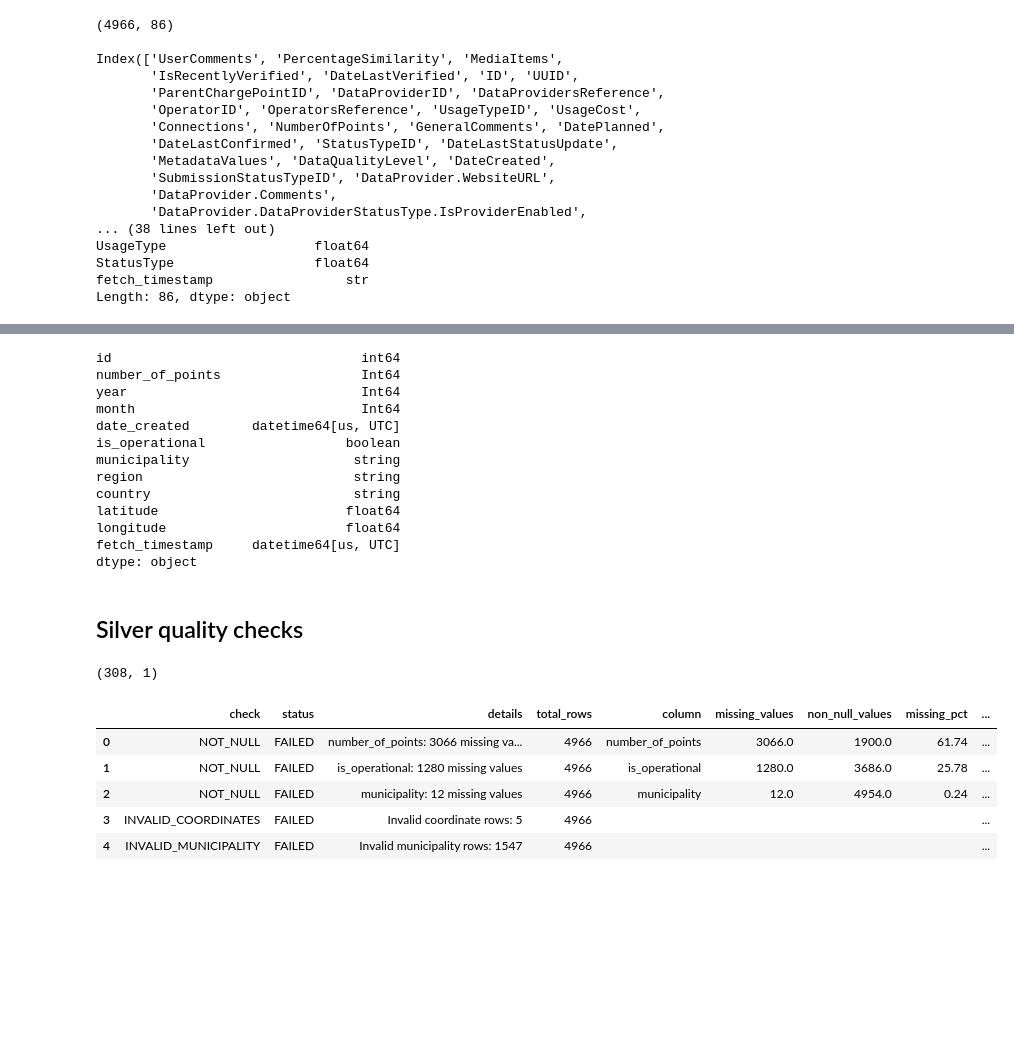
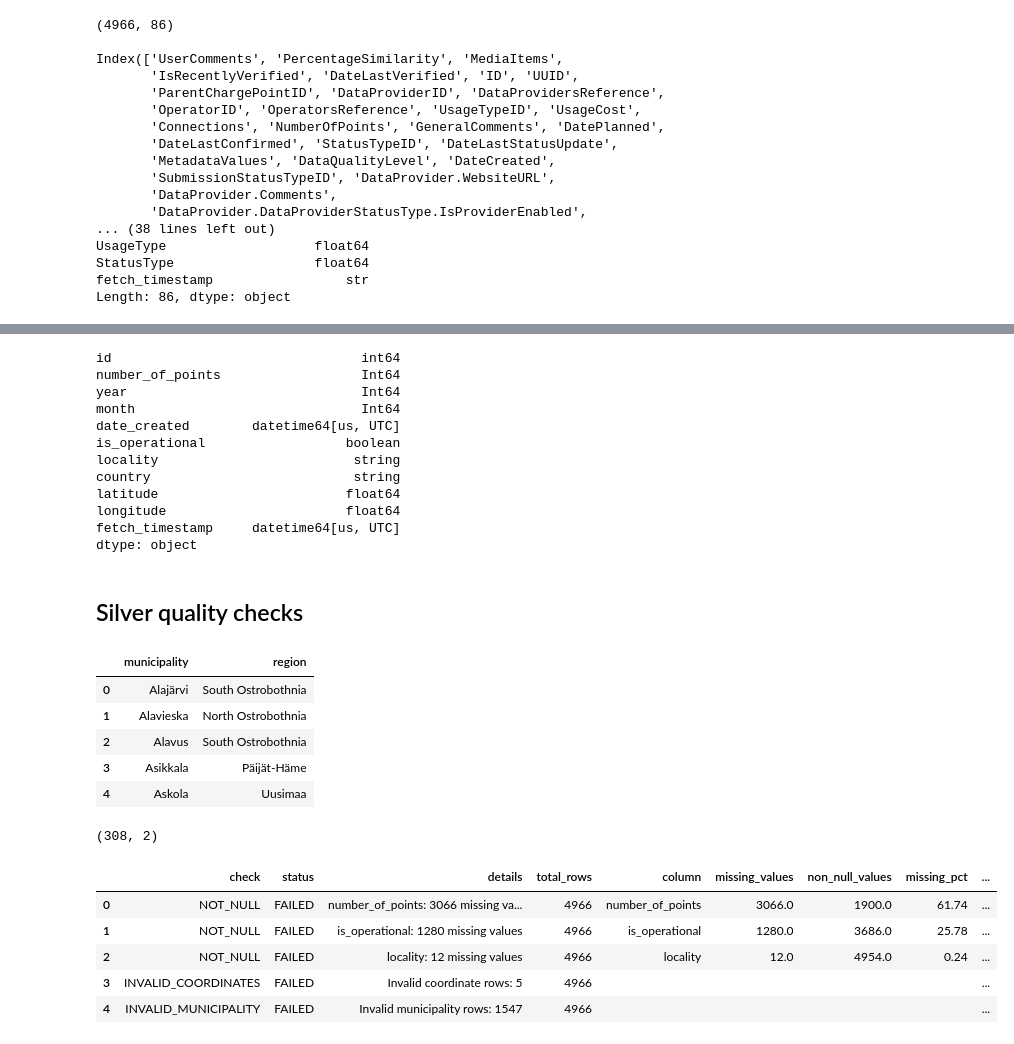
Before and after one commit to MarkusJakonen/de-week8-mini-project-team1, a Jupyter notebook: Silver/silver_data_cleaning_open_charge_FI.ipynb, the cells around one changed output, grey strips where cells are left out. Cells and saved outputs as stored; diff of their text form; code cells hidden in the pictures; blank space fills up the shorter version.

```diff
--- a/Silver/silver_data_cleaning_open_charge_FI.ipynb
+++ b/Silver/silver_data_cleaning_open_charge_FI.ipynb
@@ -124,7 +132,7 @@ silver_df["month"] = silver_df["month"].astype("Int64")
 silver_df["is_operational"] = silver_df["is_operational"].astype("boolean")
 
 # use string of Pandas instead of str
-string_columns = ["municipality", "region", "country", "fetch_timestamp"]
+string_columns = ["locality", "country", "fetch_timestamp"]
 silver_df[string_columns] = silver_df[string_columns].astype("string")
 
 # use datetime for the timestamp of fetching
@@ -145,8 +153,7 @@ year                              Int64
 month                             Int64
 date_created        datetime64[us, UTC]
 is_operational                  boolean
-municipality                     string
-region                           string
+locality                         string
 country                          string
 latitude                        float64
 longitude                       float64
@@ -224,7 +231,7 @@ required_columns = [
     "year",
     "month",
     "is_operational",
-    "municipality",
+    "locality",
     "country",
     "latitude",
     "longitude",
@@ -278,57 +285,86 @@ if not invalid_coordinates.empty:
 
 # Read the municipalities from the official Excel
 # See https://stat.fi/en/luokitukset/tupa -> "Municipalities and Regional Divisions Based on Municipalities 2026"
-municipalities_df = pd.read_excel(
+municipalities_and_regions_df = pd.read_excel(
     "en26_Municipalities_and_Regional_Divisions_Based_on_Municipalities_2026_in_Finnish,_Swedish_and_English.xlsx",
-    usecols="A",
+    usecols="A,H",
     skiprows=2,
     header=None,
-    names=["municipality"] # add a header
+    names=["municipality", "region"]
 )
-# display(municipalities_df.head(10))
-print(municipalities_df.shape)
+
+display(municipalities_and_regions_df.head())
+print(municipalities_and_regions_df.shape)
 
 valid_municipalities = set(
-    municipalities_df["municipality"]
+    municipalities_and_regions_df["municipality"]
+    .dropna()
+    .astype("string")
+    .str.strip()
+    .str.casefold()
+)
+
+valid_regions = set(
+    municipalities_and_regions_df["region"]
     .dropna()
     .astype("string")
     .str.strip()
     .str.casefold()
 )
 
 invalid_municipalities = silver_df[
-    silver_df["municipality"].notna()
-    & ~silver_df["municipality"]
+    silver_df["locality"].notna()
+    & ~silver_df["locality"]
         .str.strip()
         .str.casefold()
         .isin(valid_municipalities)
 ].copy()
 
 if not invalid_municipalities.empty:
     add_quality_issue(
         check="INVALID_MUNICIPALITY",
         details=f"Invalid municipality rows: {len(invalid_municipalities)}",
         affected_rows=len(invalid_municipalities),
         invalid_pct=round(len(invalid_municipalities) / total_rows * 100, 2)
     )
 
 
-# 8. TODO: Invalid region
+# 8. Invalid region
+# invalid_regions = silver_df[
+#     silver_df["region"].notna()
+#     & ~silver_df["region"]
+#         .str.strip()
+#         .str.casefold()
+#         .isin(valid_regions)
+# ].copy()
 
+# if not invalid_regions.empty:
+#     add_quality_issue(
+#         check="INVALID_REGION",
+#         details=f"Invalid region rows: {len(invalid_regions)}",
+#         affected_rows=len(invalid_regions),
+#         invalid_pct=round(len(invalid_regions) / total_rows * 100, 2)
+#     )
 
 
 # Final quality report
 quality_report = pd.DataFrame(quality_issues).fillna("") # replace NaN with blank cells so that it is more human-readable
 
 if quality_report.empty:
     print("All quality checks passed.")
 else:
     display(quality_report)
 # %% [output]
+|  | municipality | region |
+| 0 | Alajärvi | South Ostrobothnia |
+| 1 | Alavieska | North Ostrobothnia |
+| 2 | Alavus | South Ostrobothnia |
+| 3 | Asikkala | Päijät-Häme |
+| 4 | Askola | Uusimaa |
-(308, 1)
+(308, 2)
-|  | check | status | details | total_rows | column | missing_values | non_null_values | missing_pct | ... |
-| 0 | NOT_NULL | FAILED | number_of_points: 3066 missing va... | 4966 | number_of_points | 3066.0 | 1900.0 | 61.74 | ... |
-| 1 | NOT_NULL | FAILED | is_operational: 1280 missing values | 4966 | is_operational | 1280.0 | 3686.0 | 25.78 | ... |
-| 2 | NOT_NULL | FAILED | municipality: 12 missing values | 4966 | municipality | 12.0 | 4954.0 | 0.24 | ... |
-| 3 | INVALID_COORDINATES | FAILED | Invalid coordinate rows: 5 | 4966 |  |  |  |  | ... |
-| 4 | INVALID_MUNICIPALITY | FAILED | Invalid municipality rows: 1547 | 4966 |  |  |  |  | ... |
+|  | check | status | details | total_rows | column | missing_values | non_null_values | missing_pct | ... |
+| 0 | NOT_NULL | FAILED | number_of_points: 3066 missing va... | 4966 | number_of_points | 3066.0 | 1900.0 | 61.74 | ... |
+| 1 | NOT_NULL | FAILED | is_operational: 1280 missing values | 4966 | is_operational | 1280.0 | 3686.0 | 25.78 | ... |
+| 2 | NOT_NULL | FAILED | locality: 12 missing values | 4966 | locality | 12.0 | 4954.0 | 0.24 | ... |
+| 3 | INVALID_COORDINATES | FAILED | Invalid coordinate rows: 5 | 4966 |  |  |  |  | ... |
+| 4 | INVALID_MUNICIPALITY | FAILED | Invalid municipality rows: 1547 | 4966 |  |  |  |  | ... |
```
Also changed, not shown: parts of 22 cells of this notebook, 2 other files.
